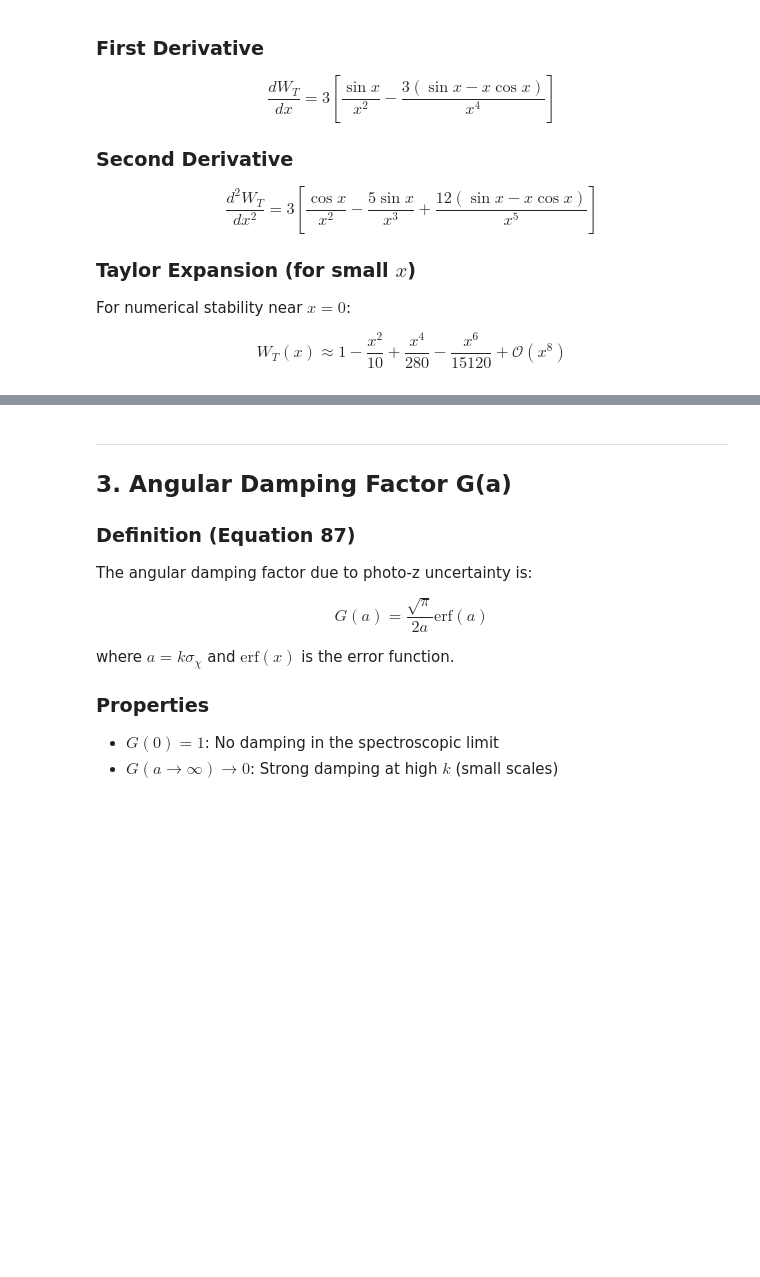
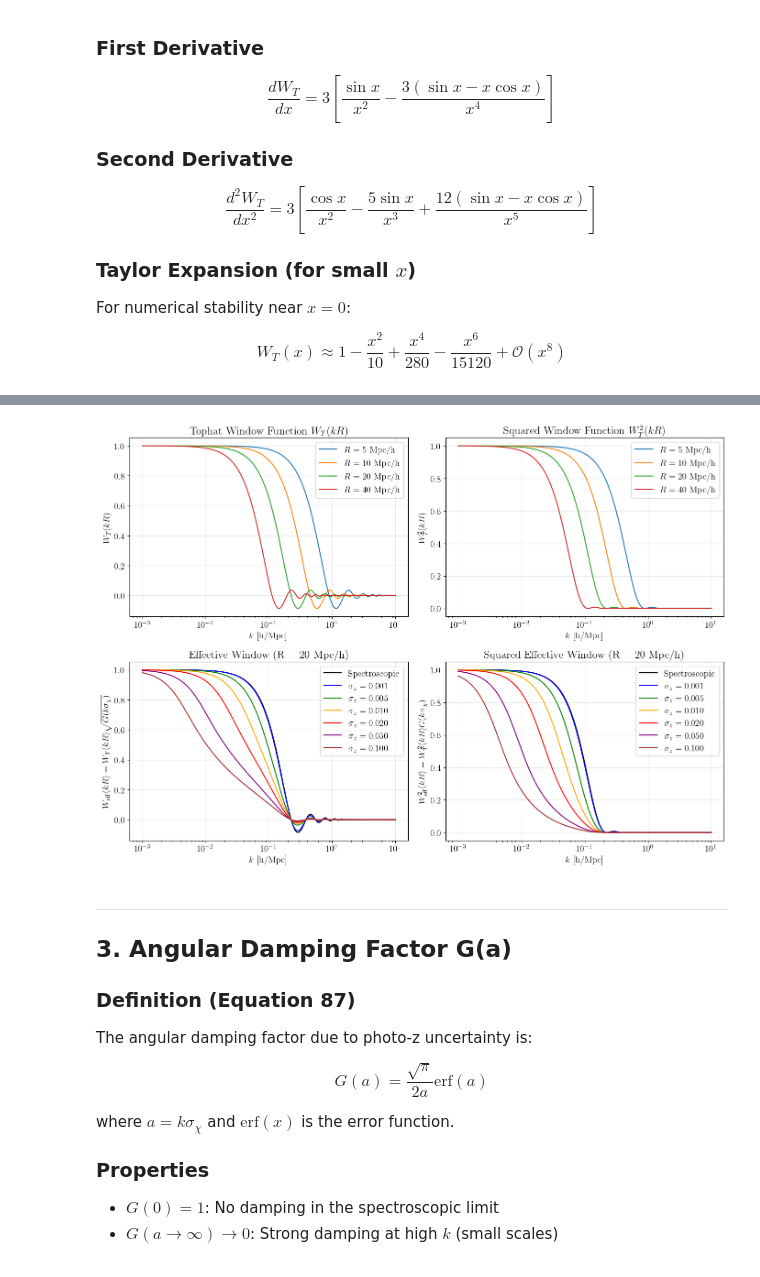
Before and after one commit to PierreBoccard/excursion_set_functions, a Jupyter notebook: examples/photo_z_formalism_documentation.ipynb, the cells around one changed output, grey strips where cells are left out. Drawn from its saved outputs; the diff is of its cells as text; code cells hidden in the pictures; blank space fills up the shorter version.

Commit message:
updated notebooks and functions

```diff
--- a/examples/photo_z_formalism_documentation.ipynb
+++ b/examples/photo_z_formalism_documentation.ipynb
@@ -209,19 +309,0 @@ The variance integral involves $W_T^2(kR)$:
-# %%
-fig, ax = plt.subplots(figsize=(10, 5))
-
-x = np.linspace(0.01, 30, 500)
-W = pz.tophat_window(x)
-
-ax.plot(x, W**2, 'b-', lw=2, label='$W_T^2(x)$')
-ax.fill_between(x, 0, W**2, alpha=0.2)
-ax.axhline(0, ls='--', color='gray', lw=0.5)
-ax.set_xlabel('$x = kR$')
-ax.set_ylabel('$W_T^2(x)$')
-ax.set_title('Tophat Window Function Squared (enters variance integral)')
-ax.grid(True, alpha=0.3)
-ax.set_xlim([0, 30])
-ax.set_ylim([-0.05, 1.05])
-ax.legend()
-
-plt.tight_layout()
-plt.show()
@@ -230,3 +310,76 @@ plt.show()
+# %%
+# Compute and plot W, W_eff, W^2 and W_eff^2
+from excursion_set_functions.python.photo_z.window_functions import tophat_window_fourier
+
+k_range = np.logspace(-3, 1, 500)  # k in h/Mpc
+
+fig, axes = plt.subplots(2, 2, figsize=(14, 10))
+
+# Panel 1: Window functions W_T(kR) for different R
+R_values = [5, 10, 20, 40]
+for R in R_values:
+    x = k_range * R
+    W = tophat_window_fourier(x)
+    axes[0, 0].plot(k_range, W, label=f'$R = {R}$ Mpc/h')
+
+axes[0, 0].set_xlabel(r'$k$ [h/Mpc]')
+axes[0, 0].set_ylabel(r'$W_T(kR)$')
+axes[0, 0].set_xscale('log')
+axes[0, 0].set_title(r'Tophat Window Function $W_T(kR)$')
+axes[0, 0].legend()
+axes[0, 0].grid(True, alpha=0.3)
+axes[0, 0].axhline(0, color='black', linewidth=0.5)
+
+# Panel 2: Window function squared W_T^2(kR)
+for R in R_values:
+    x = k_range * R
+    W = tophat_window_fourier(x)
+    axes[0, 1].plot(k_range, W**2, label=f'$R = {R}$ Mpc/h')
+
+axes[0, 1].set_xlabel(r'$k$ [h/Mpc]')
+axes[0, 1].set_ylabel(r'$W_T^2(kR)$')
+axes[0, 1].set_xscale('log')
+axes[0, 1].set_title(r'Squared Window Function $W_T^2(kR)$')
+axes[0, 1].legend()
+axes[0, 1].grid(True, alpha=0.3)
+
+# Panel 3: Effective window with photo-z damping for fixed R
+R_fixed = 20  # Mpc/h
+for sigma_z, sigma_chi, color in zip(sigma_z_vals, sigma_chi_vals, colors):
+    x = k_range * R_fixed
+    W = tophat_window_fourier(x)
+    G = G_function(k_range, sigma_chi)
+    W_eff = W * np.sqrt(G)
+    label = r'$\sigma_z = ' + f'{sigma_z:.3f}' + r'$' if sigma_z > 0 else 'Spectroscopic'
+    axes[1, 0].plot(k_range, W_eff, label=label, color=color)
+
+axes[1, 0].set_xlabel(r'$k$ [h/Mpc]')
+axes[1, 0].set_ylabel(r'$W_{\rm eff}(kR) = W_T(kR) \sqrt{G(k\sigma_\chi)}$')
+axes[1, 0].set_xscale('log')
+axes[1, 0].set_title(f'Effective Window (R = {R_fixed} Mpc/h)')
+axes[1, 0].legend()
+axes[1, 0].grid(True, alpha=0.3)
+
+# Panel 4: Effective window squared
+for sigma_z, sigma_chi, color in zip(sigma_z_vals, sigma_chi_vals, colors):
+    x = k_range * R_fixed
+    W = tophat_window_fourier(x)
+    G = G_function(k_range, sigma_chi)
+    W_eff_sq = W**2 * G
+    label = r'$\sigma_z = ' + f'{sigma_z:.3f}' + r'$' if sigma_z > 0 else 'Spectroscopic'
+    axes[1, 1].plot(k_range, W_eff_sq, label=label, color=color)
+
+axes[1, 1].set_xlabel(r'$k$ [h/Mpc]')
+axes[1, 1].set_ylabel(r'$W_{\rm eff}^2(kR) = W_T^2(kR) G(k\sigma_\chi)$')
+axes[1, 1].set_xscale('log')
+axes[1, 1].set_title(f'Squared Effective Window (R = {R_fixed} Mpc/h)')
+axes[1, 1].legend()
+axes[1, 1].grid(True, alpha=0.3)
+
+plt.tight_layout()
+plt.show()
+# %% [output]
+[figure, added]
 # %% [markdown]
 ---
 
```
Also changed, not shown: parts of 27 cells of this notebook, 6 other files.
